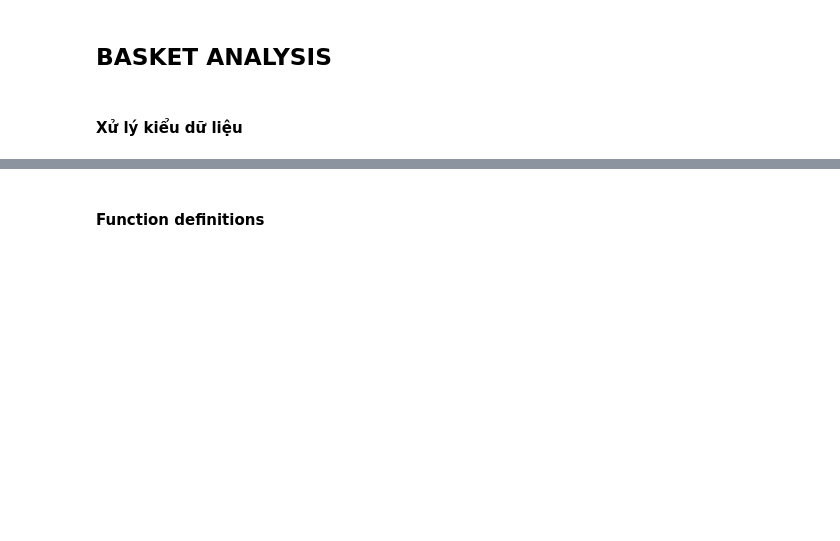
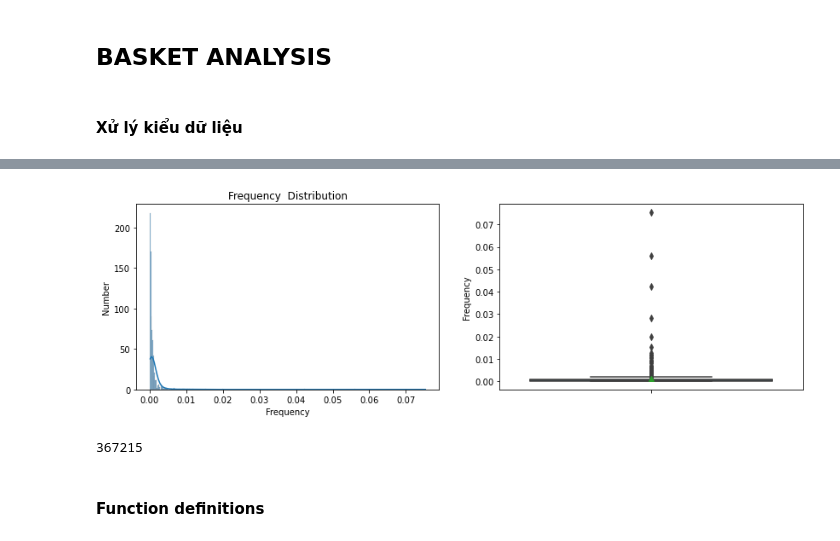
Before and after one commit to ngttnguyen/myhackathon, a Jupyter notebook: hackathon_voiz_basket_analysis.ipynb, the cells around one changed output, grey strips where cells are left out. Cells and saved outputs as stored; diff of their text form; code cells hidden in the pictures; blank space fills up the shorter version.

```diff
--- a/hackathon_voiz_basket_analysis.ipynb
+++ b/hackathon_voiz_basket_analysis.ipynb
@@ -50,0 +173,4 @@ order_detail_df["Transaction Date"]=order_detail_df["Transaction Date"].astype("
+# %%
+# Drop q_30
+q_30 = playlist_summary_df["Frequency"].quantile(0.30)
+playlist_summary_df=playlist_summary_df[playlist_summary_df.Frequency>=q_30]
@@ -50,0 +189,4 @@ order_detail_df["Transaction Date"]=order_detail_df["Transaction Date"].astype("
+# %%
+visualize_numerical(playlist_summary_df,"Frequency")
+# %% [output]
+[figure, added]
@@ -51,3 +198,7 @@ order_detail_df["Transaction Date"]=order_detail_df["Transaction Date"].astype("
+# %%
+listening_detail_df.shape[0]
+# %% [output]
+367215
 # %% [markdown]
 #### Function definitions
 # %%
```
Also changed, not shown: parts of 23 cells of this notebook.
